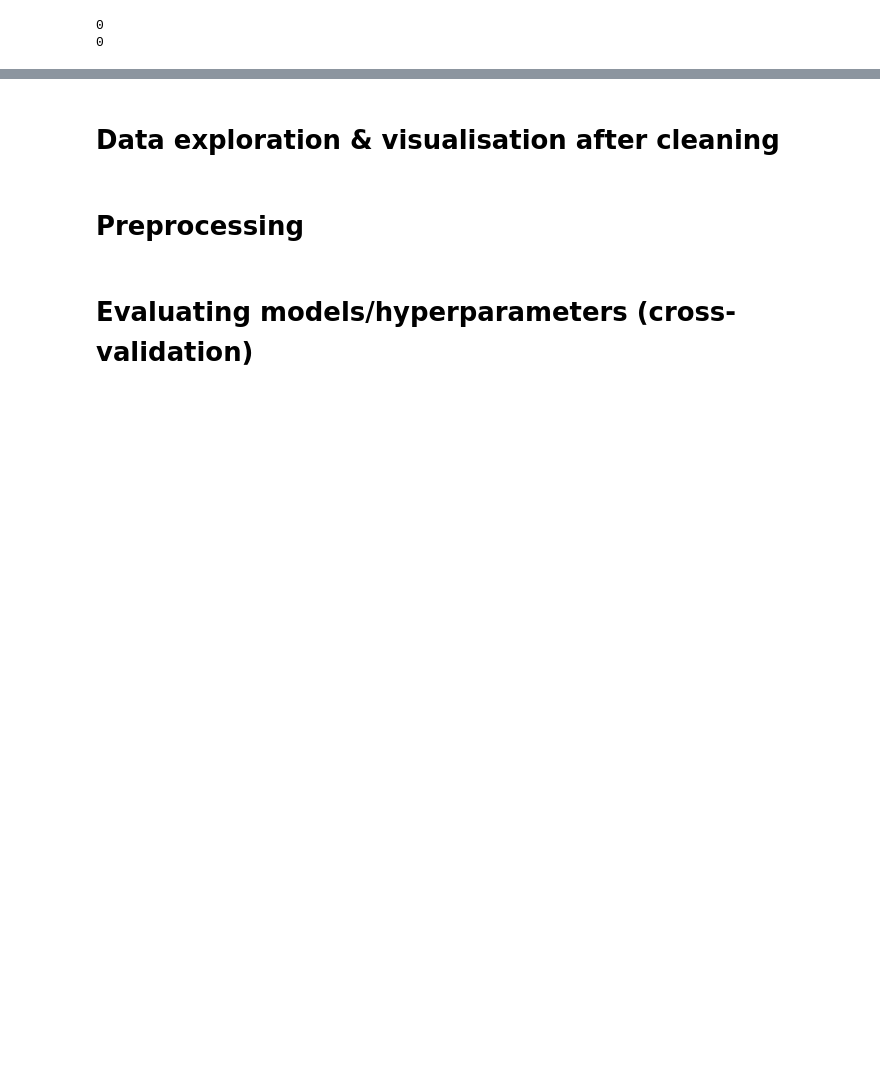
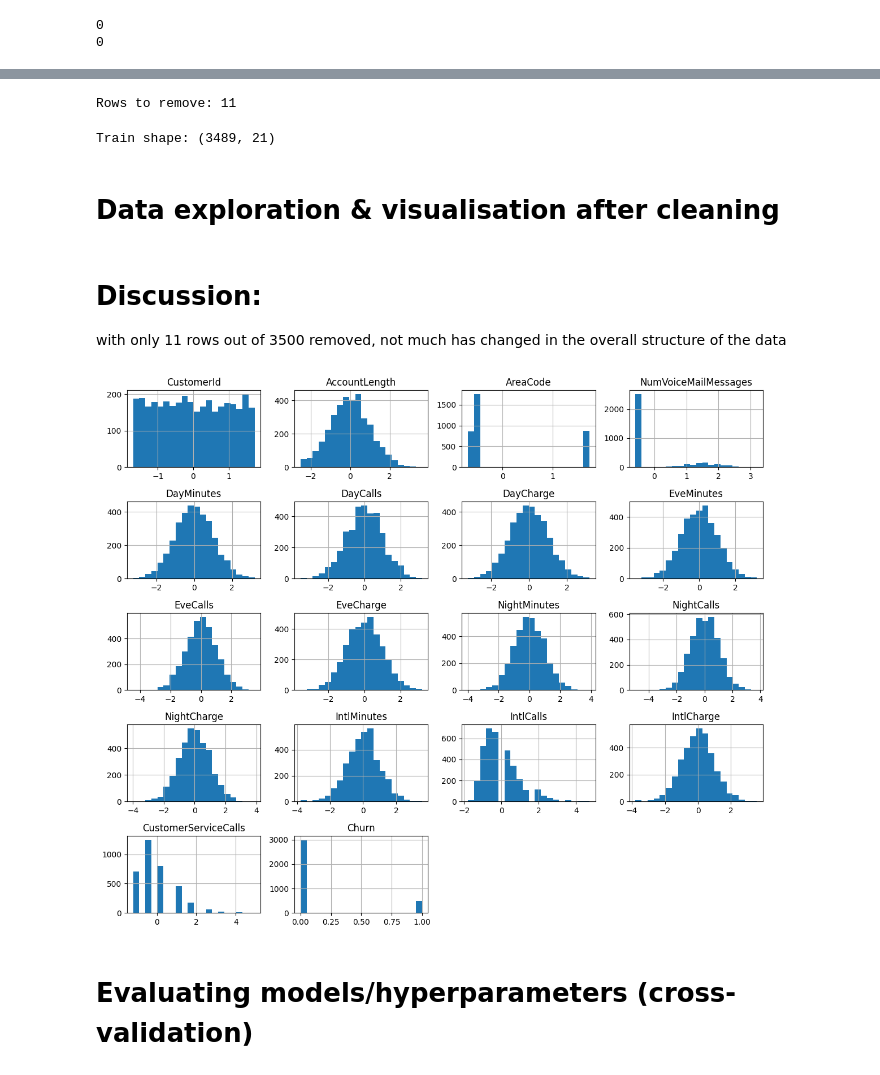
Before and after one commit to sondre04aasheim-spec/Deliverable_4_DAT200, a Jupyter notebook: CA4_template_group_30.ipynb, the cells around one changed output, grey strips where cells are left out. Drawn from its saved outputs; the diff is of its cells as text; code cells hidden in the pictures; blank space fills up the shorter version.

```diff
--- a/CA4_template_group_30.ipynb
+++ b/CA4_template_group_30.ipynb
@@ -149,0 +161,12 @@ telecom_customer_test_sc[features] = scaler.transform(telecom_customer_test[feat
+# %%
+# Gives each item inside the dataframe a score based on how far it is from the mean through z = (x-mu)/sigma
+# Also made sure to only do this through the ones selected by features
+z_scores = (telecom_customer_train_sc[features]-telecom_customer_train_sc[features].mean())/telecom_customer_train_sc[features].std(ddof=0)
+
+# Checks if the z score is above or under the average by 5 through using absolute values
+# We have elected to have a higher than standard for deviation as phone calls can vary wildly in time
+outliers = z_scores.abs() > 5
+
+# Checking to see where the outliers are found
+print("Outliers per feature:")
+print(outliers.sum())
@@ -150,7 +193,30 @@ telecom_customer_test_sc[features] = scaler.transform(telecom_customer_test[feat
+# %%
+# Identify rows containing at least one outlier
+outlier_rows = outliers.any(axis=1)
+
+# To make sure we aren't removing too much data, resulting in 73 of 835 being flaged and removed
+print(f"Rows to remove: {outlier_rows.sum()}")
+
+# Filtering the data
+telecom_customer_train_clean = telecom_customer_train_sc.loc[~outlier_rows].copy()
+# %% [output]
+Rows to remove: 11
+# %%
+print("Train shape:", telecom_customer_train_clean.shape)
+# %% [output]
+Train shape: (3489, 21)
 # %% [markdown]
 # Data exploration & visualisation after cleaning
-# %% [markdown]
-# Preprocessing
+# %% [markdown]
+# Discussion:
+with only 11 rows out of 3500 removed, not much has changed in the overall structure of the data
+# %%
+# Displaying the graphs again to visually confirm that the outliers have been removed. No need for thourougnes
+telecom_customer_train_clean.hist(figsize=(12, 10), bins=20)
+plt.tight_layout()
+plt.show()
+# %% [output]
+[figure, added]
 # %% [markdown]
 # Evaluating models/hyperparameters (cross-validation)
 # %% [markdown]
```
Also changed, not shown: parts of 4 cells of this notebook.
